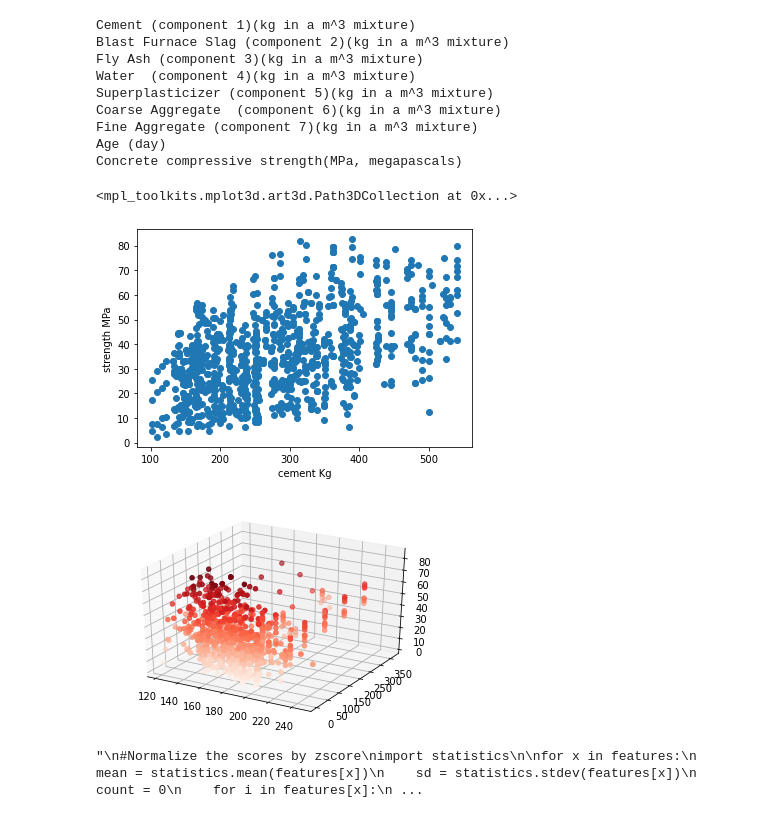
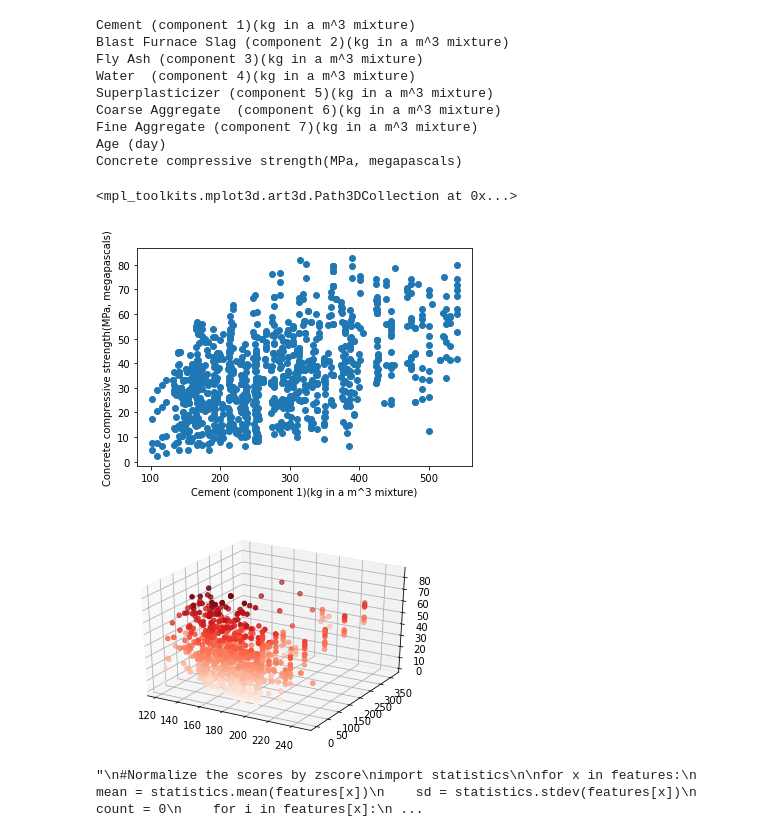
Before and after one commit to evanpcosta/IEEEPolybot, a Jupyter notebook: Activelearning.ipynb, the cells around one changed output. Cells and saved outputs as stored; diff of their text form; code cells hidden in the pictures.

```diff
--- a/Activelearning.ipynb
+++ b/Activelearning.ipynb
@@ -65,38 +65,38 @@ coarse = []
 for i in range(1, sheet.nrows):
     coarse.append(sheet.cell_value(i, 5))
 features['coarse'] = coarse
 zfeatures['coarse'] = coarse
 fine = []
 for i in range(1, sheet.nrows):
     fine.append(sheet.cell_value(i, 6))
 features['fine'] = fine
 zfeatures['fine'] = fine
 age = []
 for i in range(1, sheet.nrows):
     age.append(sheet.cell_value(i, 7))
 features['age'] = age
 zfeatures['age'] = age
 strength = []
 for i in range(1, sheet.nrows):
     strength.append(sheet.cell_value(i, 8))
 features['strength'] = strength
 zfeatures['strength'] = strength
 
 fig, ax = plt.subplots()
 ax.scatter(cement, strength)
-ax.set_xlabel('cement Kg')
-ax.set_ylabel('strength MPa')
+ax.set_xlabel('Cement (component 1)(kg in a m^3 mixture)')
+ax.set_ylabel('Concrete compressive strength(MPa, megapascals)')
 
 fig1, ax1 = plt.subplots()
 ax1.scatter(water, strength)
-ax1.set_xlabel('Water Kg')
-ax1.set_ylabel('strength MPa')
+ax1.set_xlabel('Water (component 4)(kg in a m^3 mixture)')
+ax1.set_ylabel('Concrete compressive strength(MPa, megapascals)')
 
 ax = plt.axes(projection='3d')
 ax.scatter3D(water, age, strength, c=strength, cmap='Reds')
 # %% [output]
 <mpl_toolkits.mplot3d.art3d.Path3DCollection at 0x...>
-[figure, old version]
+[figure, new version]
 [figure]
 # %%
 '''
```
Also changed, not shown: parts of 14 cells of this notebook, 2 other files.
